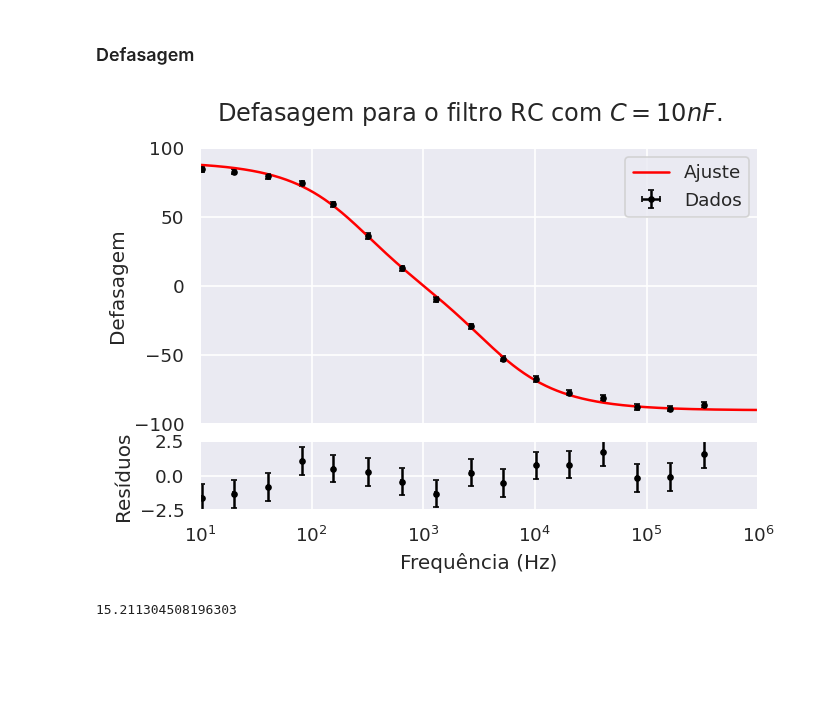
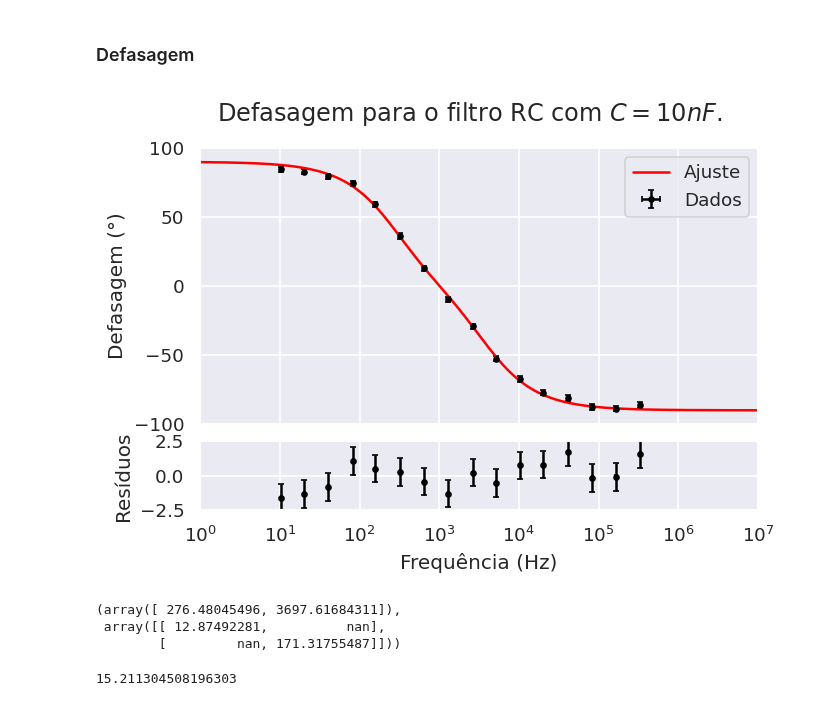
Before and after one commit to ivfreire/lab_3, a Jupyter notebook: Experimento 2/Atividade 2/análise.ipynb, the cells around one changed output. Drawn from its saved outputs; the diff is of its cells as text; code cells hidden in the pictures; blank space fills up the shorter version.

```diff
--- a/Experimento 2/Atividade 2/análise.ipynb
+++ b/Experimento 2/Atividade 2/análise.ipynb
@@ -109,32 +115,38 @@ popt, pcov = curve_fit(
 # %%
 fig, axs = plt.subplots(2, sharex=True, gridspec_kw={ 'hspace': 0.1, 'height_ratios': (4,1) })
 plt.suptitle('Defasagem para o filtro RC com $C=10nF$.')
 
 axs[0].errorbar(
 	x=lag['Frequência (Hz)'],
 	y=lag['Fase Saída (º)'],
 	xerr=lag['Inc. Frequência (Hz)'],
 	yerr=lag['Inc. Fase (°)'],
 	fmt=' ', marker='.', color='black', capsize=2, label='Dados'
 )
 
 x = np.logspace(0, 7, 1000)
 sns.lineplot(x=x, y=phase(x, popt[0], popt[1]), color='red', ax=axs[0], label='Ajuste')
 
 axs[1].errorbar(
 	x=lag['Frequência (Hz)'],
 	y=(lag['Fase Saída (º)'] - phase(lag['Frequência (Hz)'], popt[0], popt[1])) / lag['Inc. Fase (°)'],
 	xerr=lag['Inc. Frequência (Hz)'],
 	yerr=1,
 	fmt=' ', marker='.', color='black', capsize=2
 )
 
-axs[0].set(ylabel='Defasagem', ylim=(-100, 100))
-axs[1].set(xlabel='Frequência (Hz)', ylabel='Resíduos', xscale='log', xlim=(1E1, 1E6), ylim=(-2.5, 2.5))
+axs[0].set(ylabel='Defasagem (°)', ylim=(-100, 100))
+axs[1].set(xlabel='Frequência (Hz)', ylabel='Resíduos', xscale='log', xlim=(1E0, 1E7), ylim=(-2.5, 2.5))
 plt.savefig('plots/filter1_phase.png', dpi=300, bbox_inches='tight')
 plt.show()
 # %% [output]
-[figure, old version]
+[figure, new version]
+# %%
+popt, np.sqrt(pcov)
+# %% [output]
+(array([ 276.48045496, 3697.61684311]),
+ array([[ 12.87492281,          nan],
+        [         nan, 171.31755487]]))
 # %%
 chi2 = np.sum( (df['Fase Saída (º)'] - phase(df['Frequência (Hz)'], popt[0], popt[1]))**2 / (df['Inc. Fase (°)'])**2 )
 chi2
```
Also changed, not shown: parts of 2 cells of this notebook, 2 other files.
